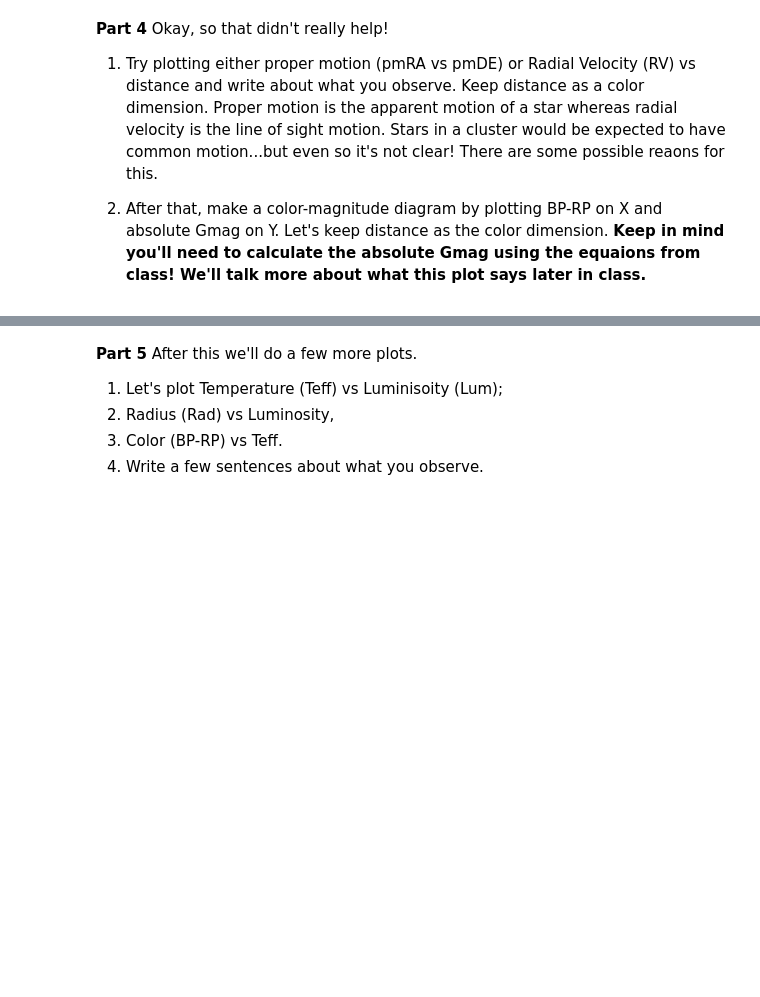
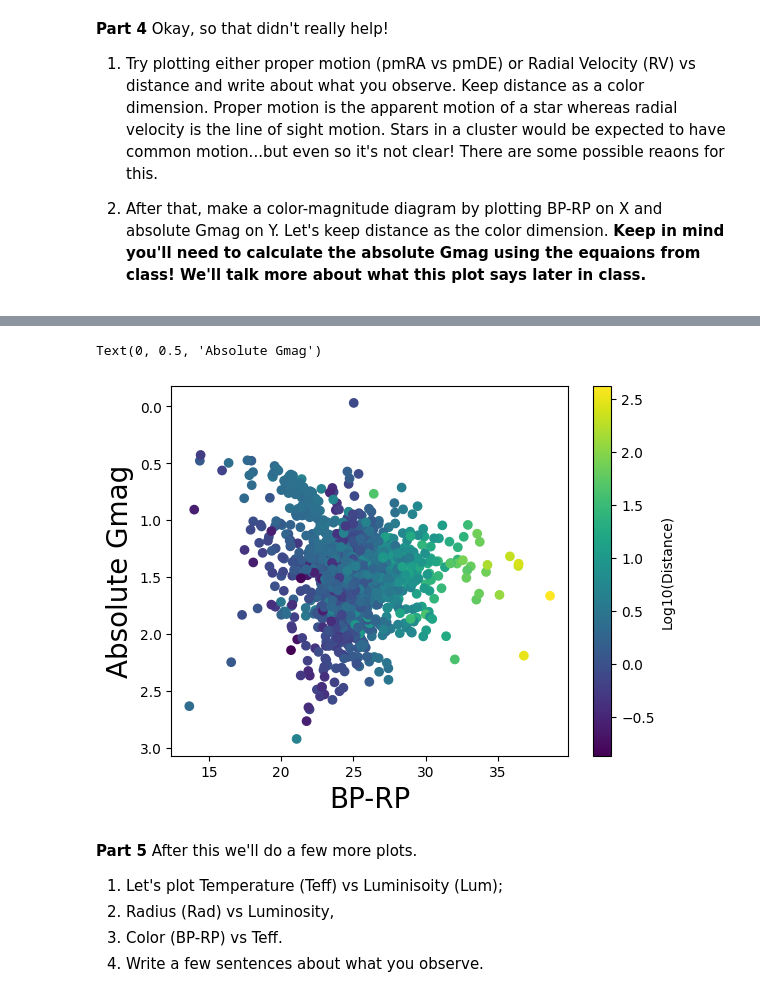
Before and after one commit to HomerTheChicken/PHYS3025Work, a Jupyter notebook: PHYS_3025_Activity_1.ipynb, the cells around one changed output, grey strips where cells are left out. Saved outputs shown, nothing was run; the diff lists cells and outputs as text; code cells hidden in the pictures; blank space fills up the shorter version.

```diff
--- a/PHYS_3025_Activity_1.ipynb
+++ b/PHYS_3025_Activity_1.ipynb
@@ -357,3 +377,14 @@ Okay, so that didn't really help!
+# %%
+GAbs = data_clean["Gmag"]+5*(np.log10(distance)+1)
+plt.scatter(GAbs,data_clean["BP-RP"],c=np.log10(distance)) # plot J-K vs. J
+cbar=plt.colorbar()
+cbar.set_label('Log10(Distance)')
+plt.ylim(reversed(plt.ylim())) # flip the y-axis
+plt.xlabel("BP-RP", fontsize=20)
+plt.ylabel("Absolute Gmag", fontsize=20)
+# %% [output]
+Text(0, 0.5, 'Absolute Gmag')
+[figure, added]
 # %% [markdown]
 **Part 5**
 After this we'll do a few more plots.
```
Also changed, not shown: parts of 12 cells of this notebook.
